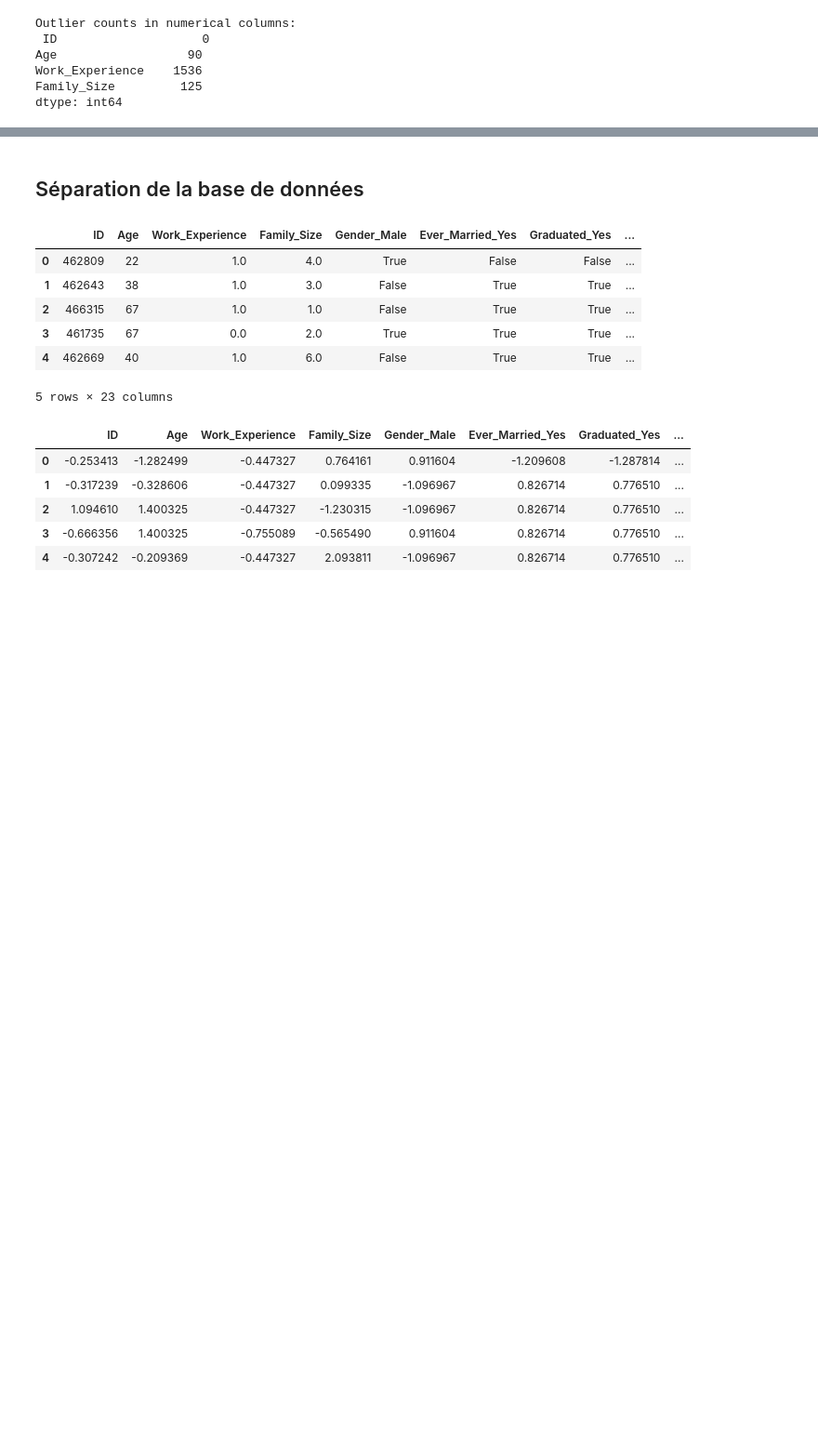
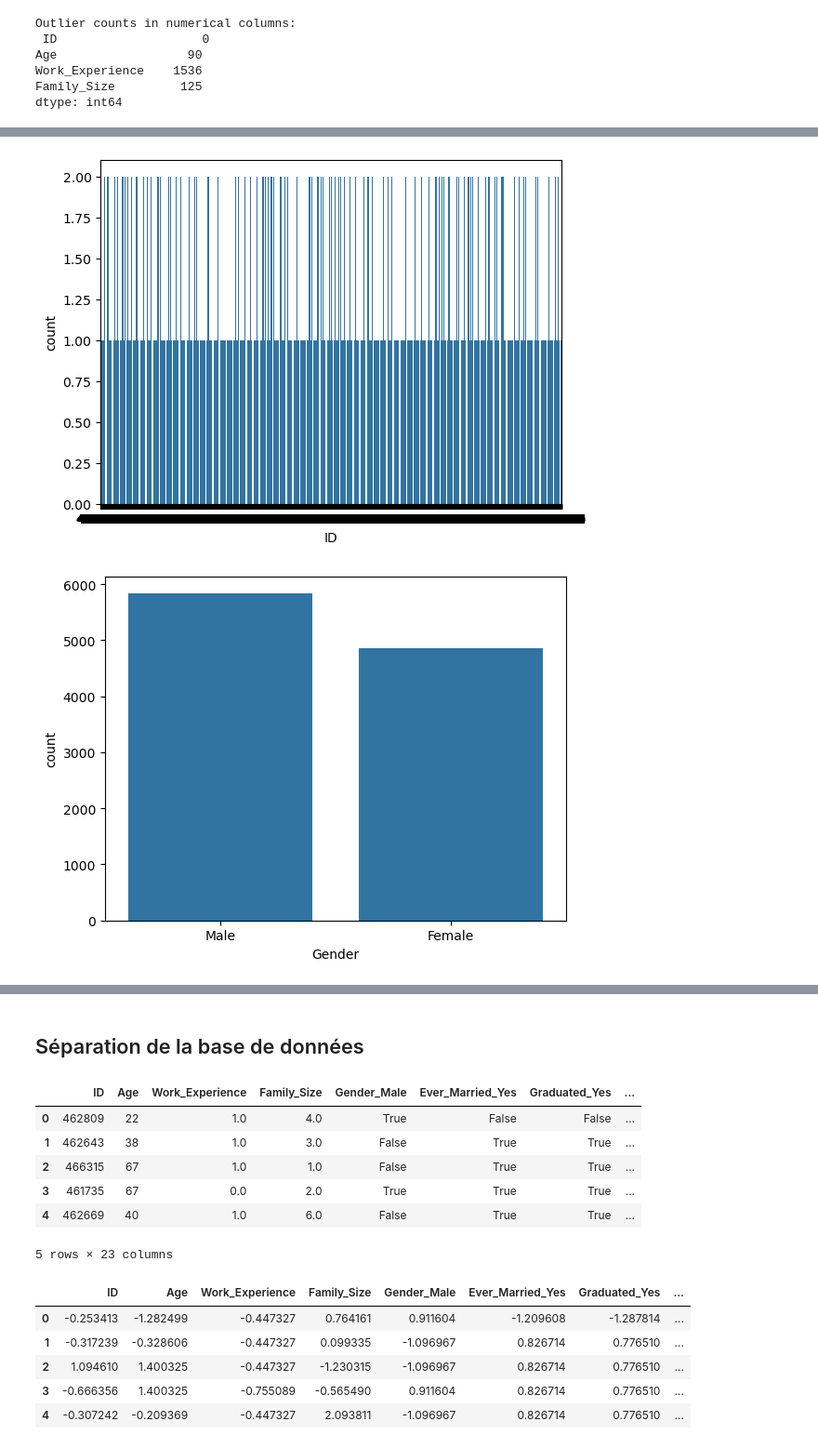
Before and after one commit to Ephrayyy/Clustering-et-R-duction-de-Dimensions, a Jupyter notebook: Projet_3.ipynb, the cells around one changed output, grey strips where cells are left out. Shown at 93% size. Drawn from its saved outputs; the diff is of its cells as text; code cells hidden in the pictures; blank space fills up the shorter version.

```diff
--- a/Projet_3.ipynb
+++ b/Projet_3.ipynb
@@ -184,0 +278,8 @@ df.head(20)
+# %%
+for col in df :
+    sns.countplot(data=df,x=col)
+    plt.xlabel(f"{col}")
+    plt.show()
+# %% [output]
+[figure, added]
+[figure, added]
```
Also changed, not shown: parts of 10 cells of this notebook.
